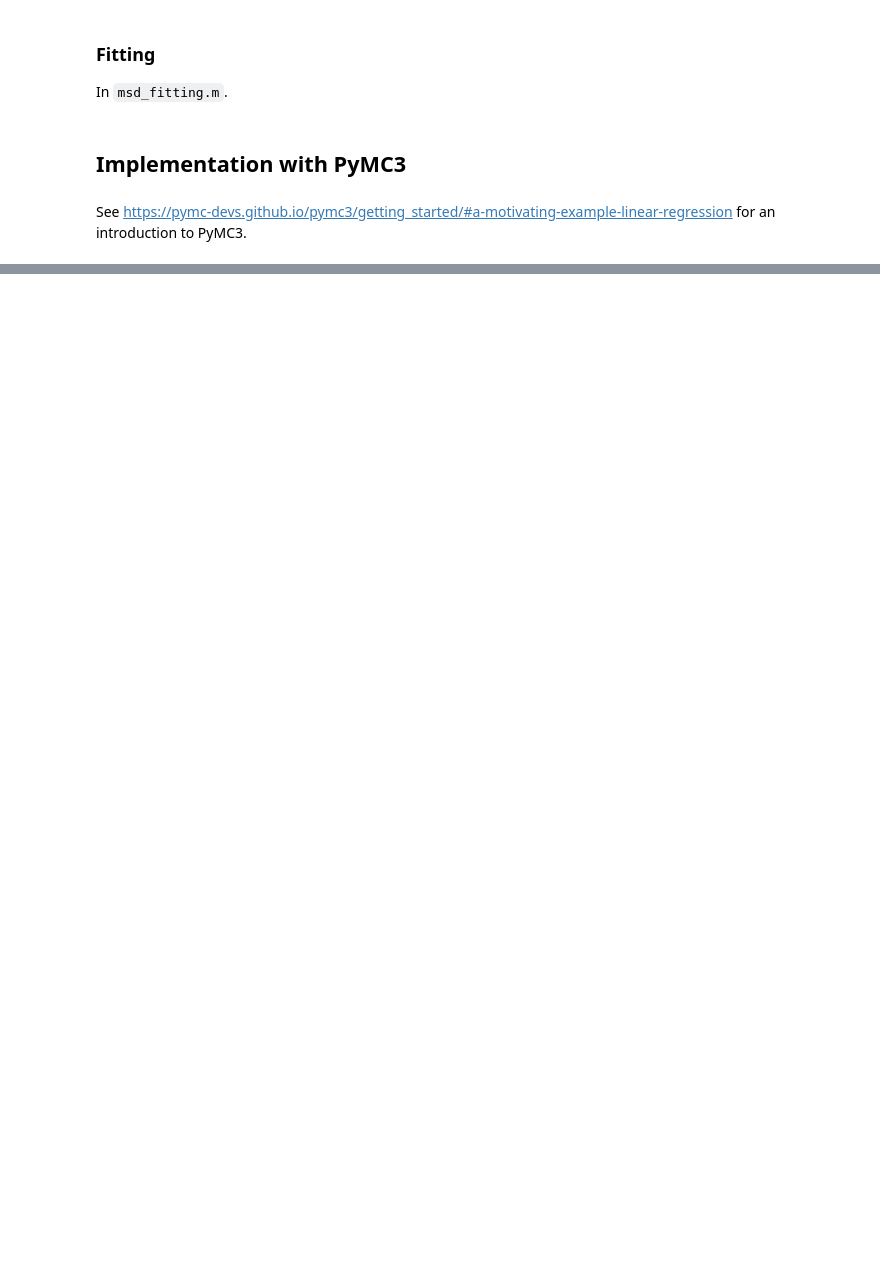
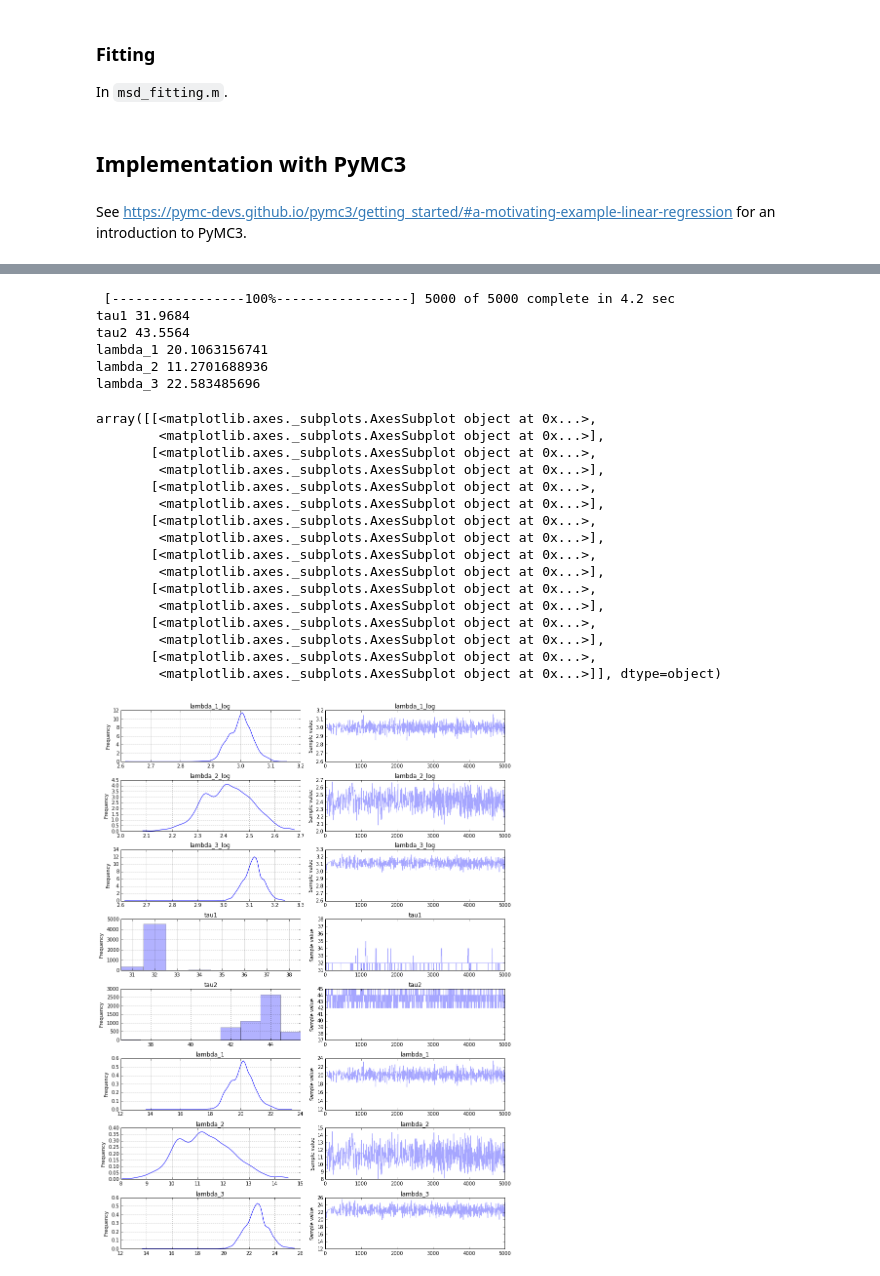
Before and after one commit to hadim/Public-Notebooks, a Jupyter notebook: msd_bayes/msd_bayes.ipynb, the cells around one changed output, grey strips where cells are left out. Cells and saved outputs as stored; diff of their text form; code cells hidden in the pictures; blank space fills up the shorter version.

```diff
--- a/msd_bayes/msd_bayes.ipynb
+++ b/msd_bayes/msd_bayes.ipynb
@@ -263,3 +240,65 @@ array([[<matplotlib.axes._subplots.AxesSubplot object at 0x...>,
+# %%
+count_data = np.loadtxt("txtdata.csv")
+
+@theano.compile.ops.as_op(itypes=[t.lscalar, t.lscalar, t.dscalar, t.dscalar, t.dscalar], otypes=[t.dvector])
+def lambda_(tau1, tau2, lambda_1, lambda_2, lambda_3):
+    out = np.zeros(len(count_data))
+    out[:tau1] = lambda_1  # lambda before tau is lambda1
+    out[tau1:tau2] = lambda_2  # lambda before tau is lambda1
+    out[tau2:] = lambda_3  # lambda after (and including) tau is lambda2
+    return out
+
+alpha = 1.0 / count_data.mean()  # Recall count_data is the variable that holds our txt counts
+
+with pm.Model() as model:
+
+    lambda_1 = pm.Exponential("lambda_1", alpha)
+    lambda_2 = pm.Exponential("lambda_2", alpha)
+    lambda_3 = pm.Exponential("lambda_3", alpha)
+
+    tau1 = pm.DiscreteUniform("tau1", lower=0, upper=len(count_data))
+    tau2 = pm.DiscreteUniform("tau2", lower=0, upper=len(count_data))
+
+    observation = pm.Poisson("observation", mu=lambda_(tau1, tau2, lambda_1, lambda_2, lambda_3),
+                             observed=count_data)
+
+    step = pm.Metropolis()
+    trace = pm.sample(5000, step)
+
+print()
+print("tau1", trace['tau1'].mean())
+print("tau2", trace['tau2'].mean())
+
+print("lambda_1", trace['lambda_1'].mean())
+print("lambda_2", trace['lambda_2'].mean())
+print("lambda_3", trace['lambda_3'].mean())
+# %% [output]
+ [-----------------100%-----------------] 5000 of 5000 complete in 4.2 sec
+tau1 31.9684
+tau2 43.5564
+lambda_1 20.1063156741
+lambda_2 11.2701688936
+lambda_3 22.583485696
+# %%
+pm.traceplot(trace)
+# %% [output]
+array([[<matplotlib.axes._subplots.AxesSubplot object at 0x...>,
+        <matplotlib.axes._subplots.AxesSubplot object at 0x...>],
+       [<matplotlib.axes._subplots.AxesSubplot object at 0x...>,
+        <matplotlib.axes._subplots.AxesSubplot object at 0x...>],
+       [<matplotlib.axes._subplots.AxesSubplot object at 0x...>,
+        <matplotlib.axes._subplots.AxesSubplot object at 0x...>],
+       [<matplotlib.axes._subplots.AxesSubplot object at 0x...>,
+        <matplotlib.axes._subplots.AxesSubplot object at 0x...>],
+       [<matplotlib.axes._subplots.AxesSubplot object at 0x...>,
+        <matplotlib.axes._subplots.AxesSubplot object at 0x...>],
+       [<matplotlib.axes._subplots.AxesSubplot object at 0x...>,
+        <matplotlib.axes._subplots.AxesSubplot object at 0x...>],
+       [<matplotlib.axes._subplots.AxesSubplot object at 0x...>,
+        <matplotlib.axes._subplots.AxesSubplot object at 0x...>],
+       [<matplotlib.axes._subplots.AxesSubplot object at 0x...>,
+        <matplotlib.axes._subplots.AxesSubplot object at 0x...>]], dtype=object)
+[figure, added]
 # %%
 tau1 = trace['tau1'].mean()
 tau2 = trace['tau2'].mean()
```
Also changed, not shown: parts of 17 cells of this notebook.
